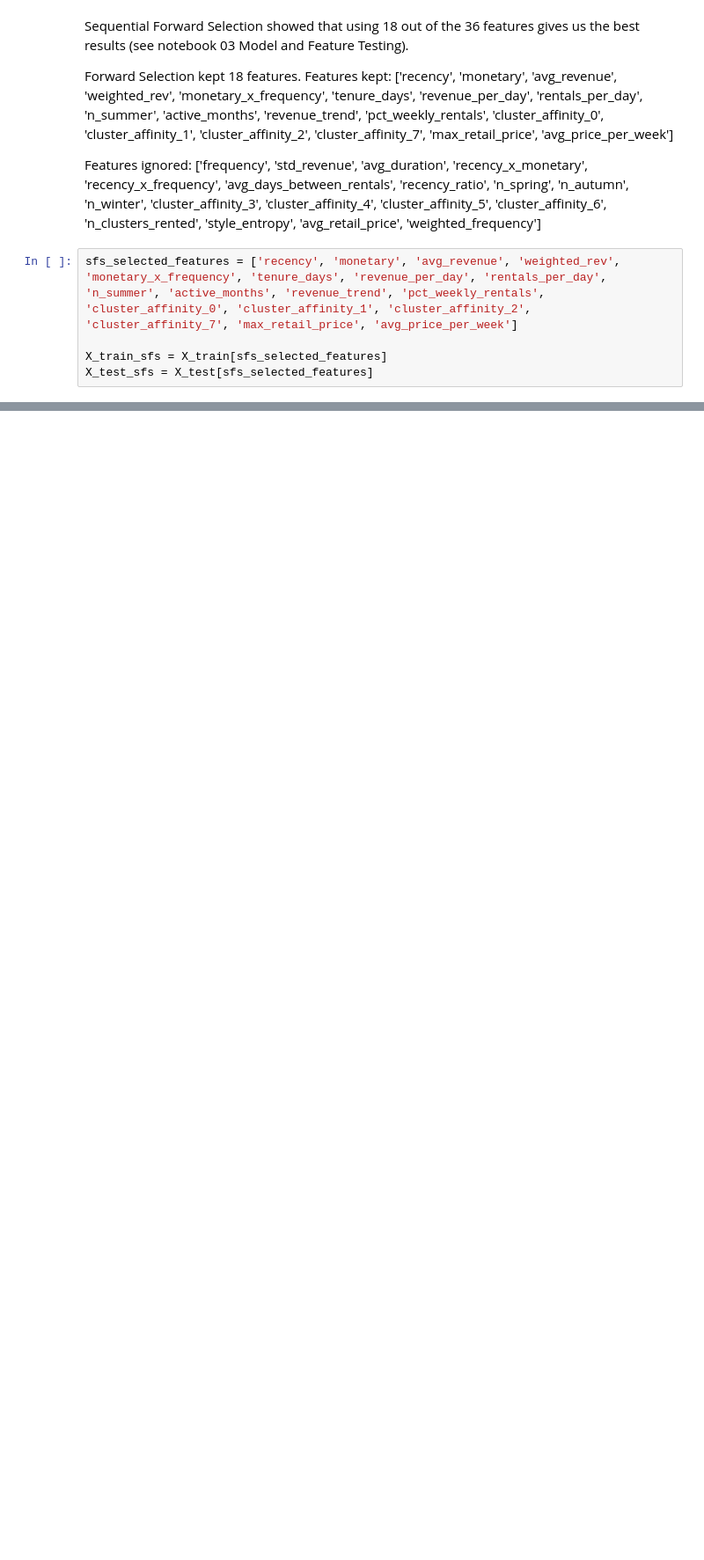
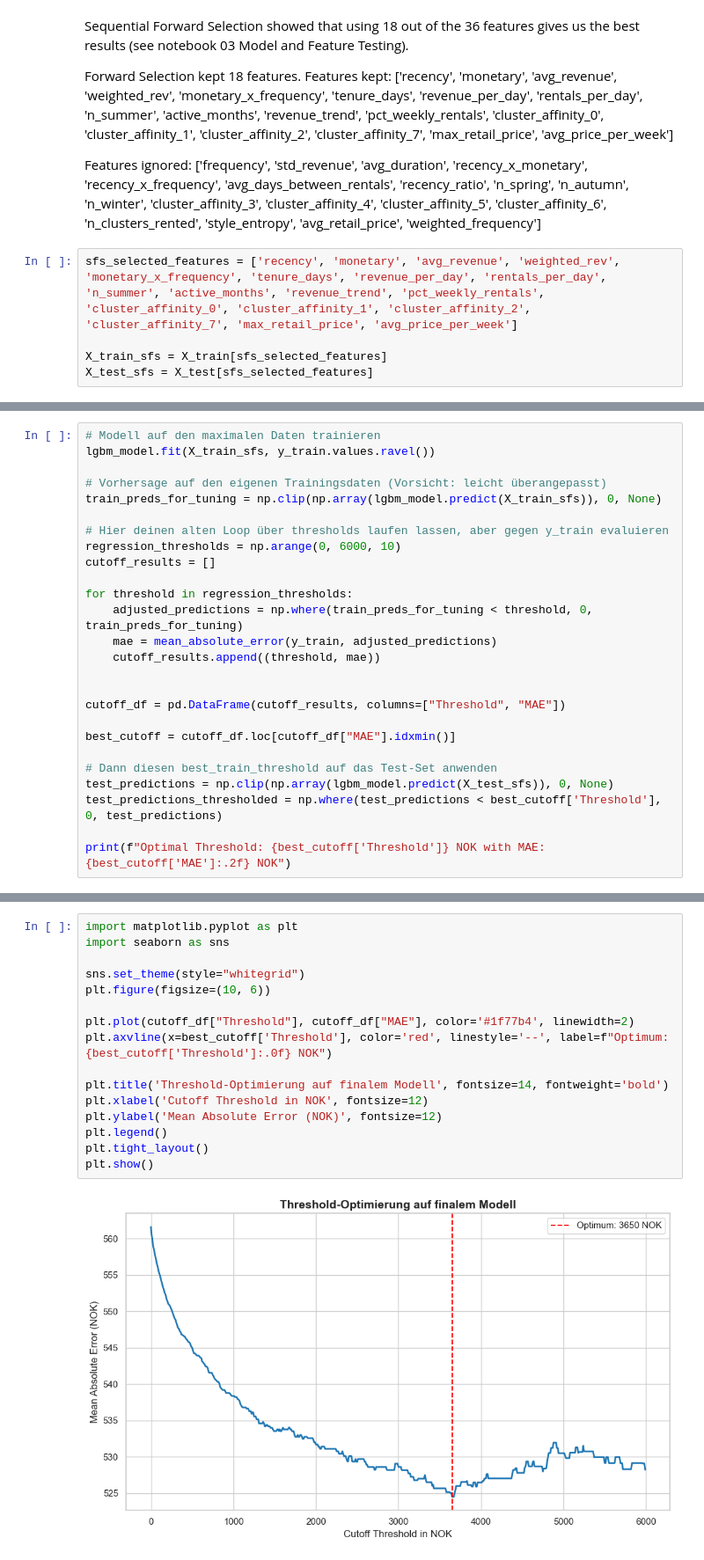
Before and after one commit to juliusatgit/Marketing-Analytics, a Jupyter notebook: notebooks/04_CLV_Prediction.ipynb, the cells around one changed output, grey strips where cells are left out. Shown at 88% size. Saved outputs shown, nothing was run; the diff lists cells and outputs as text; blank space fills up the shorter version.

```diff
--- a/notebooks/04_CLV_Prediction.ipynb
+++ b/notebooks/04_CLV_Prediction.ipynb
@@ -526,0 +594,26 @@ MAE on test fold: 2499.41 NOK
+# %%
+# Modell auf den maximalen Daten trainieren
+lgbm_model.fit(X_train_sfs, y_train.values.ravel())
+
+# Vorhersage auf den eigenen Trainingsdaten (Vorsicht: leicht überangepasst)
+train_preds_for_tuning = np.clip(np.array(lgbm_model.predict(X_train_sfs)), 0, None)
+
+# Hier deinen alten Loop über thresholds laufen lassen, aber gegen y_train evaluieren
+regression_thresholds = np.arange(0, 6000, 10)
+cutoff_results = []
+
+for threshold in regression_thresholds:
+    adjusted_predictions = np.where(train_preds_for_tuning < threshold, 0, train_preds_for_tuning)
+    mae = mean_absolute_error(y_train, adjusted_predictions)
+    cutoff_results.append((threshold, mae))
+
+
+cutoff_df = pd.DataFrame(cutoff_results, columns=["Threshold", "MAE"])
+
+best_cutoff = cutoff_df.loc[cutoff_df["MAE"].idxmin()]
+
+# Dann diesen best_train_threshold auf das Test-Set anwenden
+test_predictions = np.clip(np.array(lgbm_model.predict(X_test_sfs)), 0, None)
+test_predictions_thresholded = np.where(test_predictions < best_cutoff['Threshold'], 0, test_predictions)
+
+print(f"Optimal Threshold: {best_cutoff['Threshold']} NOK with MAE: {best_cutoff['MAE']:.2f} NOK")
@@ -526,0 +622,18 @@ MAE on test fold: 2499.41 NOK
+# %%
+import matplotlib.pyplot as plt
+import seaborn as sns
+
+sns.set_theme(style="whitegrid")
+plt.figure(figsize=(10, 6))
+
+plt.plot(cutoff_df["Threshold"], cutoff_df["MAE"], color='#1f77b4', linewidth=2)
+plt.axvline(x=best_cutoff['Threshold'], color='red', linestyle='--', label=f"Optimum: {best_cutoff['Threshold']:.0f} NOK")
+
+plt.title('Threshold-Optimierung auf finalem Modell', fontsize=14, fontweight='bold')
+plt.xlabel('Cutoff Threshold in NOK', fontsize=12)
+plt.ylabel('Mean Absolute Error (NOK)', fontsize=12)
+plt.legend()
+plt.tight_layout()
+plt.show()
+# %% [output]
+[figure, added]
```
Also changed, not shown: parts of 10 cells of this notebook.
